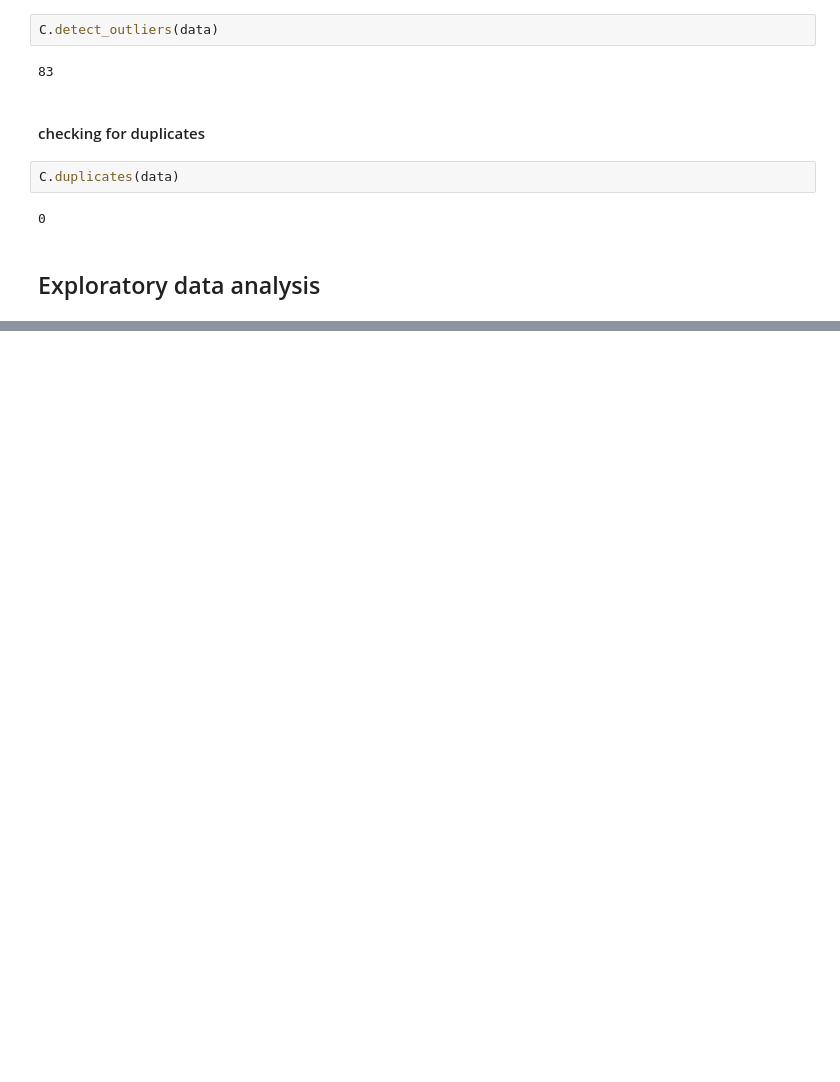
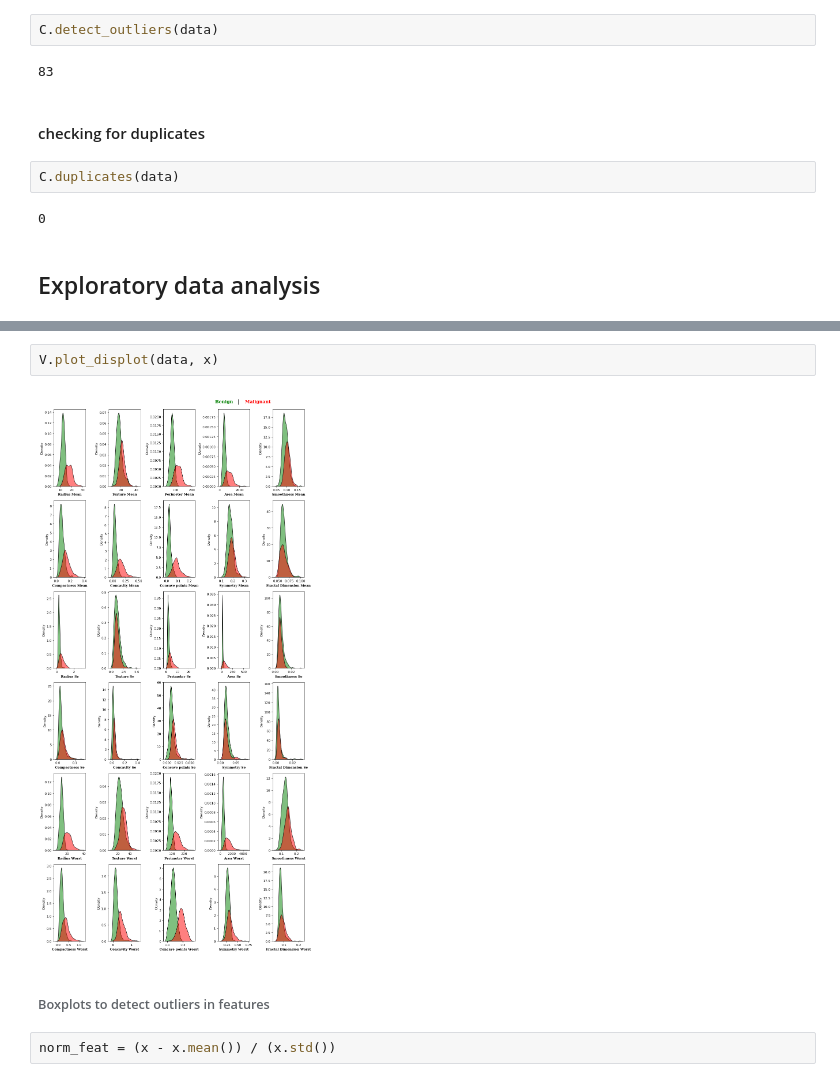
Before and after one commit to skevin-dev/Causal_inference-, a Jupyter notebook: notebooks/EDA.ipynb, the cells around one changed output, grey strips where cells are left out. Saved outputs shown, nothing was run; the diff lists cells and outputs as text; blank space fills up the shorter version.

```diff
--- a/notebooks/EDA.ipynb
+++ b/notebooks/EDA.ipynb
@@ -95,0 +126,8 @@ C.duplicates(data)
+# %%
+V.plot_displot(data, x)
+# %% [output]
+[figure, added]
+# %% [markdown]
+###### Boxplots to detect outliers in features
+# %%
+norm_feat = (x - x.mean()) / (x.std())
```
Also changed, not shown: parts of 13 cells of this notebook, 2 other files.
